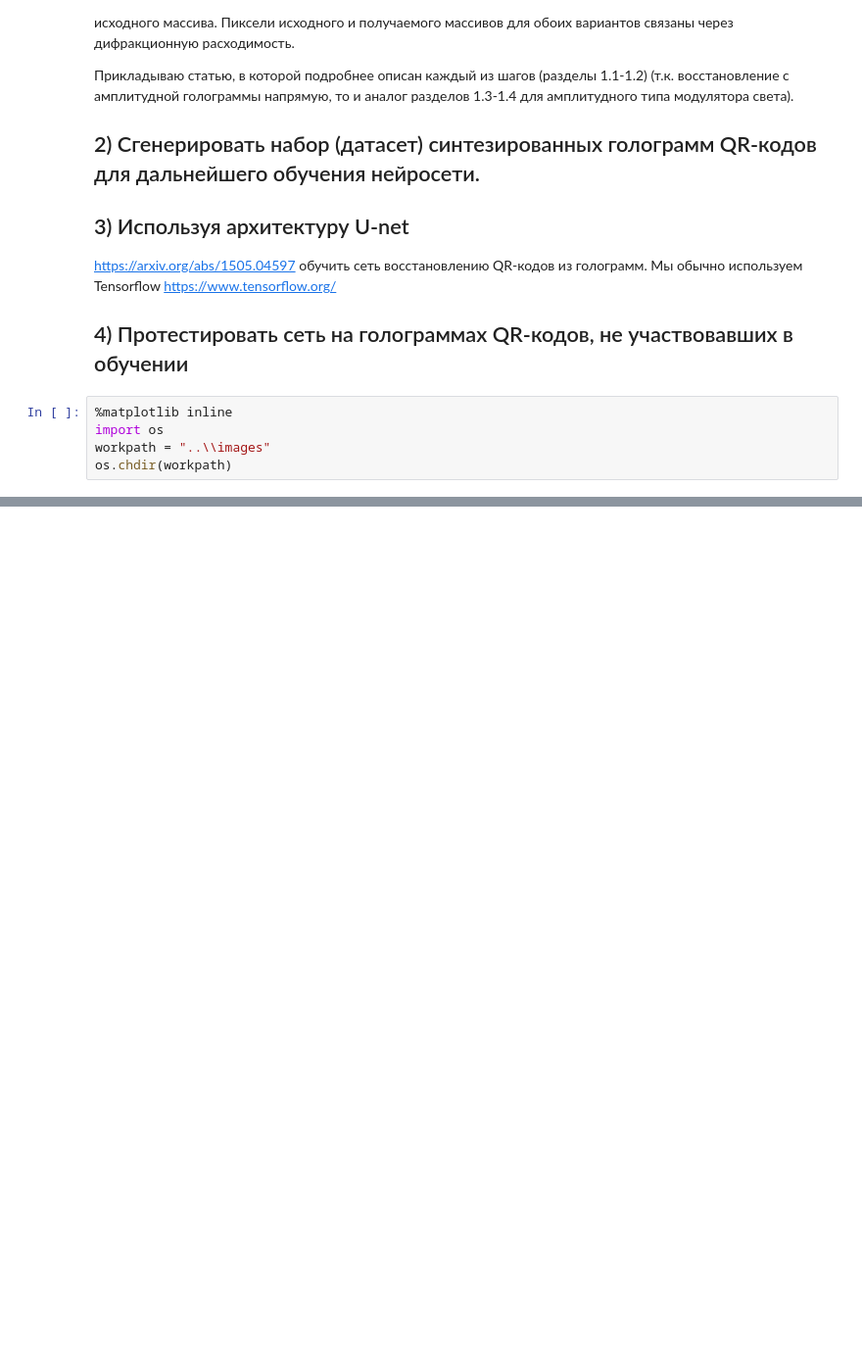
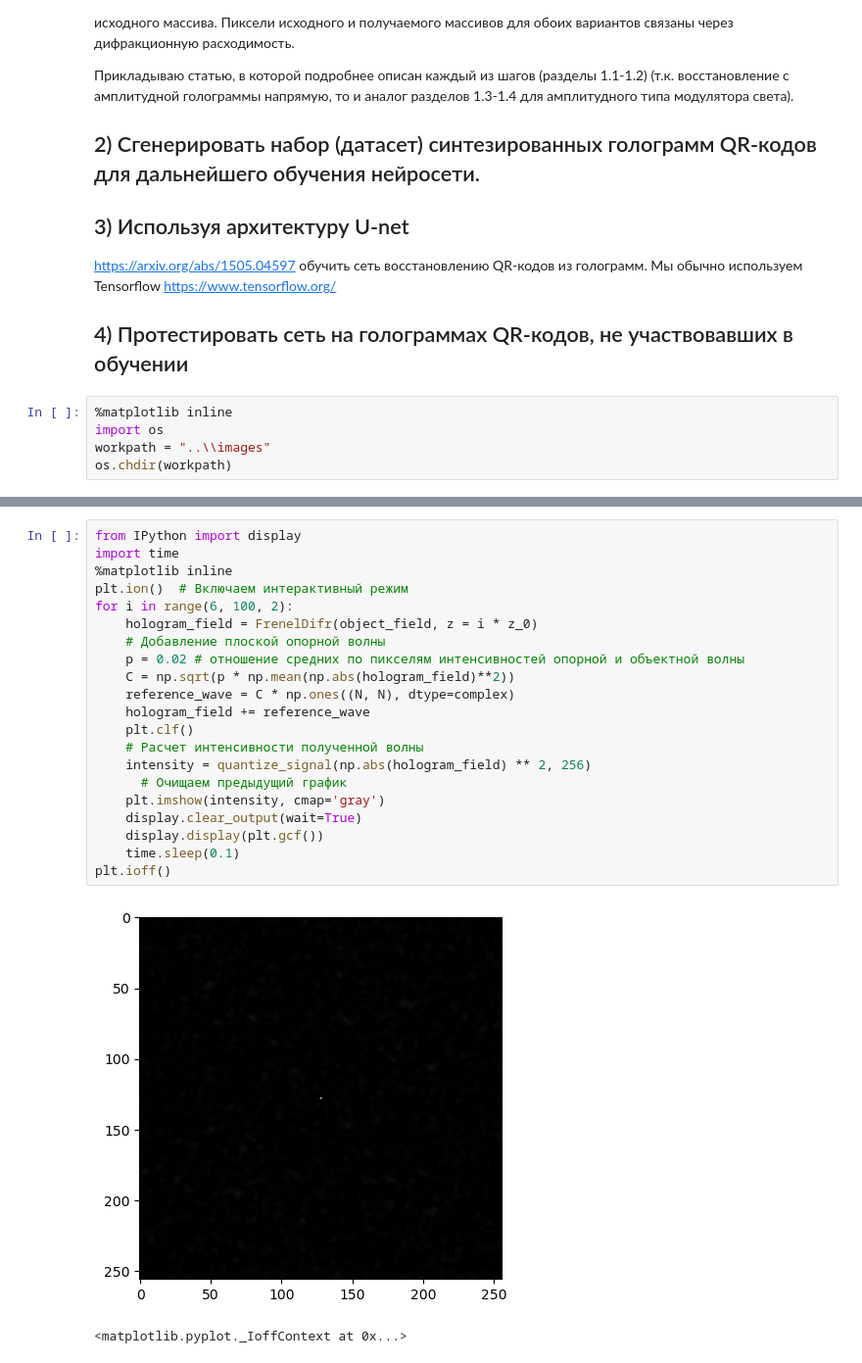
Before and after one commit to DrozdovMK/Hologram, a Jupyter notebook: InternTest.ipynb, the cells around one changed output, grey strips where cells are left out. Shown at 98% size. Cells and saved outputs as stored; diff of their text form; blank space fills up the shorter version.

```diff
--- a/InternTest.ipynb
+++ b/InternTest.ipynb
@@ -100,0 +124,24 @@ plt.show()
+# %%
+from IPython import display
+import time
+%matplotlib inline
+plt.ion()  # Включаем интерактивный режим
+for i in range(6, 100, 2):
+    hologram_field = FrenelDifr(object_field, z = i * z_0)
+    # Добавление плоской опорной волны
+    p = 0.02 # отношение средних по пикселям интенсивностей опорной и объектной волны
+    C = np.sqrt(p * np.mean(np.abs(hologram_field)**2))
+    reference_wave = C * np.ones((N, N), dtype=complex)
+    hologram_field += reference_wave
+    plt.clf()
+    # Расчет интенсивности полученной волны
+    intensity = quantize_signal(np.abs(hologram_field) ** 2, 256)
+      # Очищаем предыдущий график
+    plt.imshow(intensity, cmap='gray')
+    display.clear_output(wait=True)
+    display.display(plt.gcf())
+    time.sleep(0.1)
+plt.ioff()
+# %% [output]
+[figure, added]
+<matplotlib.pyplot._IoffContext at 0x...>
```
Also changed, not shown: parts of 4 cells of this notebook.
